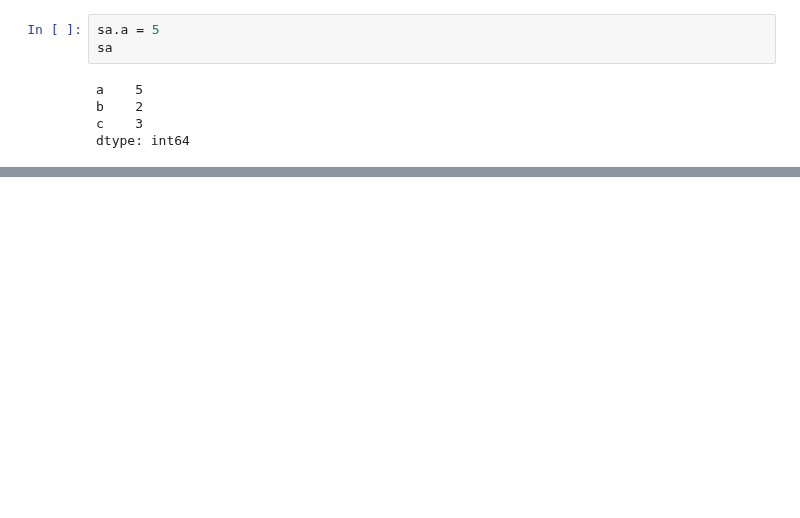
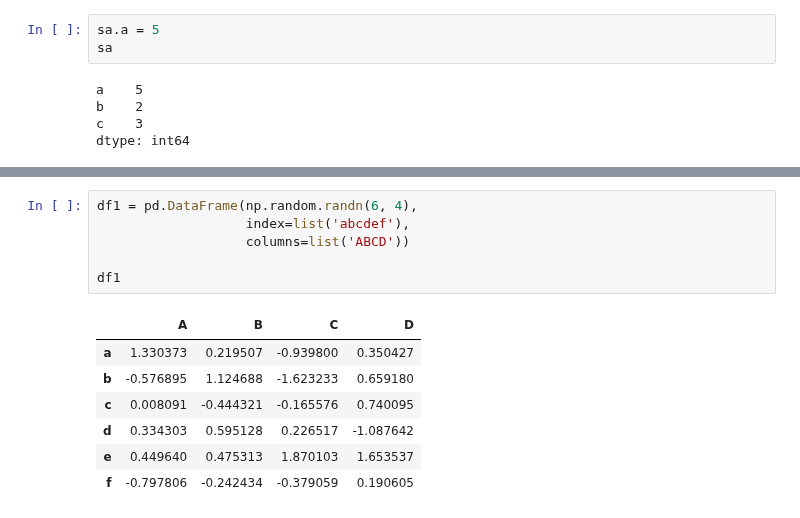
Before and after one commit to manasesmutembei11/ML, a Jupyter notebook: pandas/indexing_and_selecting.ipynb, the cells around one changed output, grey strips where cells are left out. Cells and saved outputs as stored; diff of their text form; blank space fills up the shorter version.

Commit message:
Indexing and selecting data

```diff
--- a/pandas/indexing_and_selecting.ipynb
+++ b/pandas/indexing_and_selecting.ipynb
@@ -208,0 +252,14 @@ df[2::-1]
+# %%
+df1 = pd.DataFrame(np.random.randn(6, 4),
+                   index=list('abcdef'),
+                   columns=list('ABCD'))
+
+df1
+# %% [output]
+|  | A | B | C | D |
+| a | 1.330373 | 0.219507 | -0.939800 | 0.350427 |
+| b | -0.576895 | 1.124688 | -1.623233 | 0.659180 |
+| c | 0.008091 | -0.444321 | -0.165576 | 0.740095 |
+| d | 0.334303 | 0.595128 | 0.226517 | -1.087642 |
+| e | 0.449640 | 0.475313 | 1.870103 | 1.653537 |
+| f | -0.797806 | -0.242434 | -0.379059 | 0.190605 |
```
Also changed, not shown: parts of 24 cells of this notebook.
